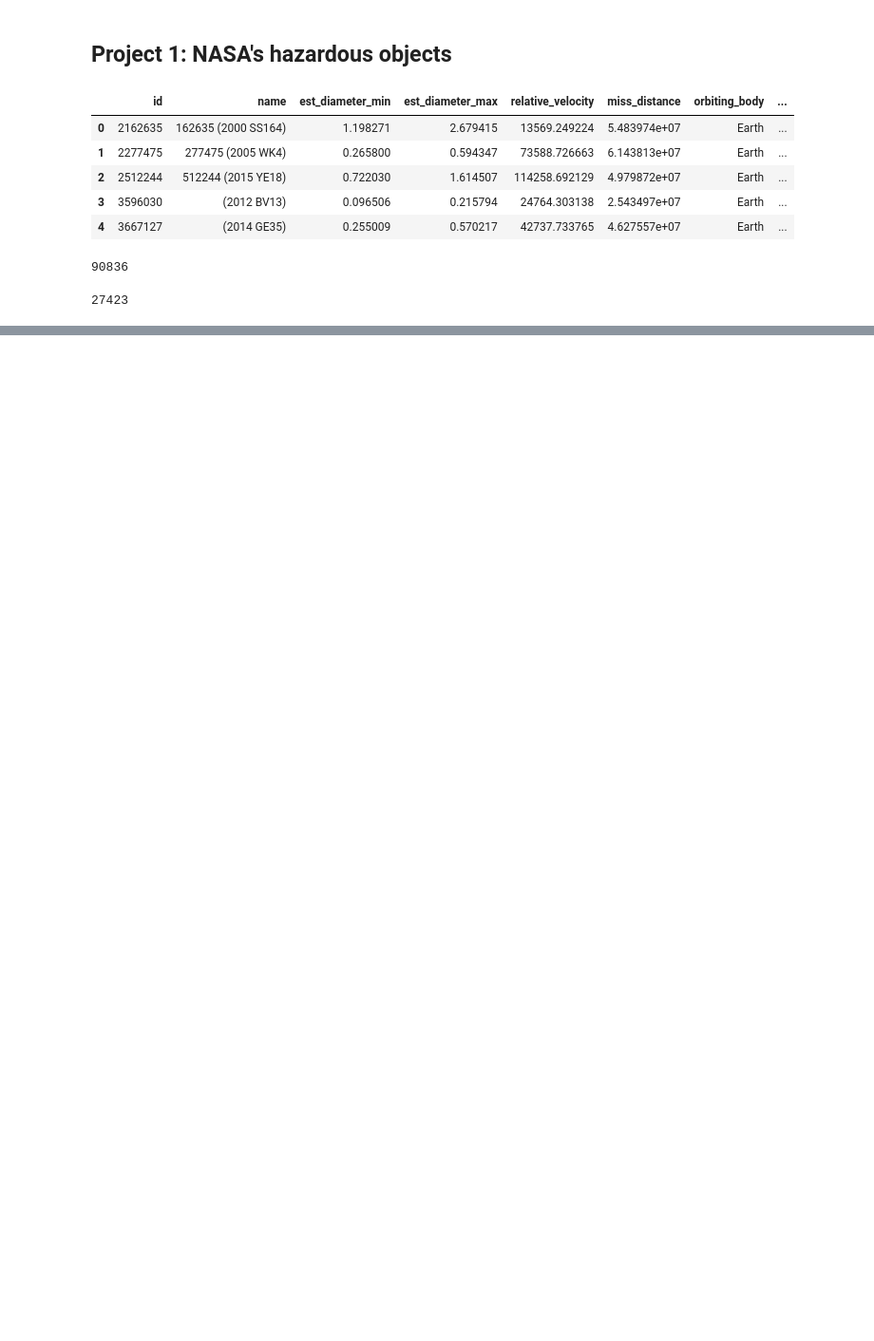
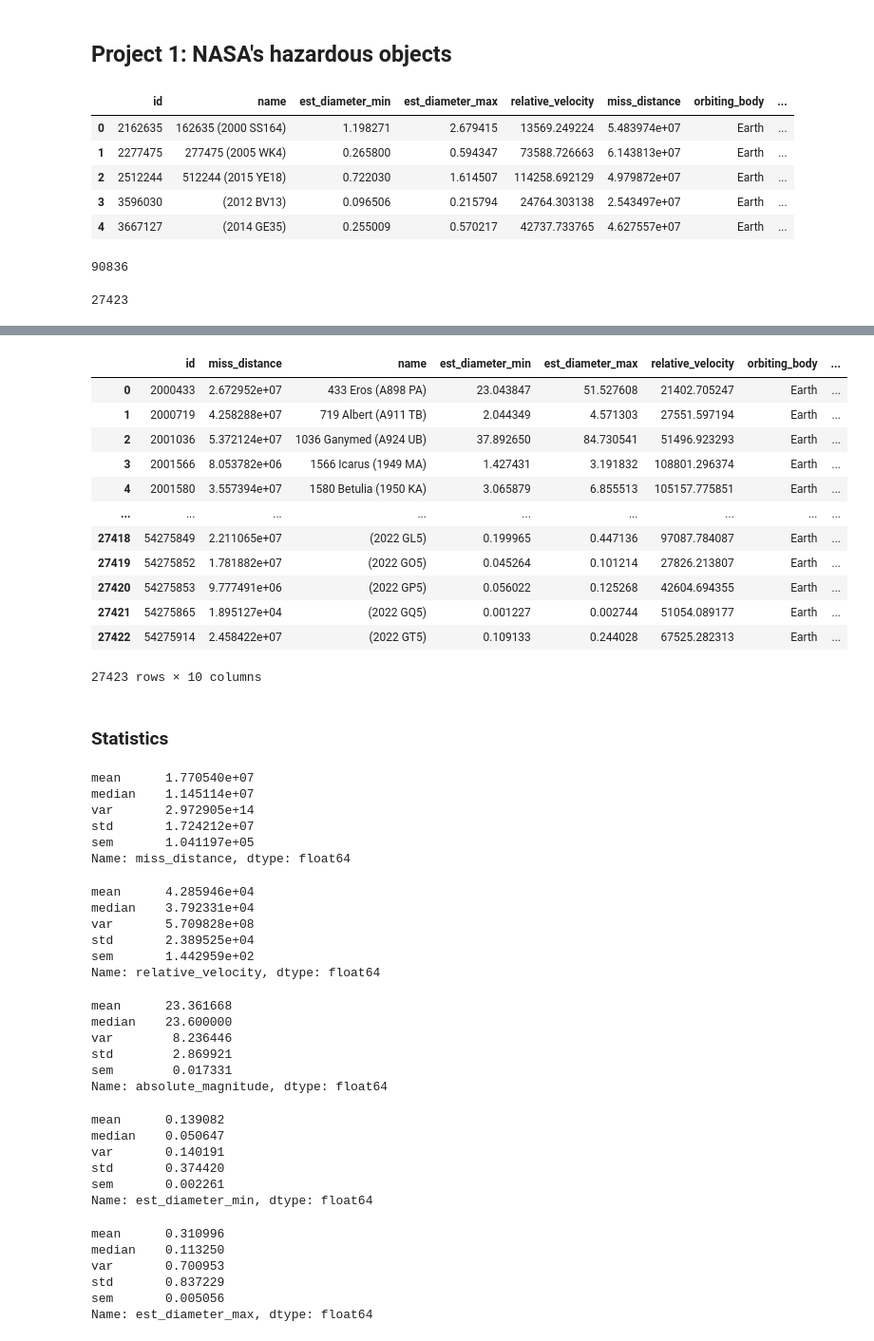
Before and after one commit to tamcu/Project-1-NASA, a Jupyter notebook: NASA_objects_draft.ipynb, the cells around one changed output, grey strips where cells are left out. Shown: that part at 95% size. Saved outputs shown, nothing was run; the diff lists cells and outputs as text; code cells hidden in the pictures; blank space fills up the shorter version.

```diff
--- a/NASA_objects_draft.ipynb
+++ b/NASA_objects_draft.ipynb
@@ -40,0 +44,17 @@ x
+# %%
+unique_objects_df = pd.merge(unique_df, objects_data, how = 'inner', on = ['id', 'miss_distance'])
+unique_objects_df
+# %% [output]
+|  | id | miss_distance | name | est_diameter_min | est_diameter_max | relative_velocity | orbiting_body | ... |
+| 0 | 2000433 | 2.672952e+07 | 433 Eros (A898 PA) | 23.043847 | 51.527608 | 21402.705247 | Earth | ... |
+| 1 | 2000719 | 4.258288e+07 | 719 Albert (A911 TB) | 2.044349 | 4.571303 | 27551.597194 | Earth | ... |
+| 2 | 2001036 | 5.372124e+07 | 1036 Ganymed (A924 UB) | 37.892650 | 84.730541 | 51496.923293 | Earth | ... |
+| 3 | 2001566 | 8.053782e+06 | 1566 Icarus (1949 MA) | 1.427431 | 3.191832 | 108801.296374 | Earth | ... |
+| 4 | 2001580 | 3.557394e+07 | 1580 Betulia (1950 KA) | 3.065879 | 6.855513 | 105157.775851 | Earth | ... |
+| ... | ... | ... | ... | ... | ... | ... | ... | ... |
+| 27418 | 54275849 | 2.211065e+07 | (2022 GL5) | 0.199965 | 0.447136 | 97087.784087 | Earth | ... |
+| 27419 | 54275852 | 1.781882e+07 | (2022 GO5) | 0.045264 | 0.101214 | 27826.213807 | Earth | ... |
+| 27420 | 54275853 | 9.777491e+06 | (2022 GP5) | 0.056022 | 0.125268 | 42604.694355 | Earth | ... |
+| 27421 | 54275865 | 1.895127e+04 | (2022 GQ5) | 0.001227 | 0.002744 | 51054.089177 | Earth | ... |
+| 27422 | 54275914 | 2.458422e+07 | (2022 GT5) | 0.109133 | 0.244028 | 67525.282313 | Earth | ... |
+27423 rows × 10 columns
@@ -40,0 +64,52 @@ x
+# %% [markdown]
+### Statistics
+# %%
+miss_s = unique_objects_df['miss_distance'].agg(['mean', 'median', 'var', 'std', 'sem'])
+miss_s
+# %% [output]
+mean      1.770540e+07
+median    1.145114e+07
+var       2.972905e+14
+std       1.724212e+07
+sem       1.041197e+05
+Name: miss_distance, dtype: float64
+# %%
+velocity_s = unique_objects_df['relative_velocity'].agg(['mean', 'median', 'var', 'std', 'sem'])
+velocity_s
+# %% [output]
+mean      4.285946e+04
+median    3.792331e+04
+var       5.709828e+08
+std       2.389525e+04
+sem       1.442959e+02
+Name: relative_velocity, dtype: float64
+# %%
+magnitude_s = unique_objects_df['absolute_magnitude'].agg(['mean', 'median', 'var', 'std', 'sem'])
+magnitude_s
+# %% [output]
+mean      23.361668
+median    23.600000
+var        8.236446
+std        2.869921
+sem        0.017331
+Name: absolute_magnitude, dtype: float64
+# %%
+dia_min_s =  unique_objects_df['est_diameter_min'].agg(['mean', 'median', 'var', 'std', 'sem'])
+dia_min_s
+# %% [output]
+mean      0.139082
+median    0.050647
+var       0.140191
+std       0.374420
+sem       0.002261
+Name: est_diameter_min, dtype: float64
+# %%
+dia_max_s =  unique_objects_df['est_diameter_max'].agg(['mean', 'median', 'var', 'std', 'sem'])
+dia_max_s
+# %% [output]
+mean      0.310996
+median    0.113250
+var       0.700953
+std       0.837229
+sem       0.005056
+Name: est_diameter_max, dtype: float64
```
Also changed, not shown: parts of 5 cells of this notebook.
